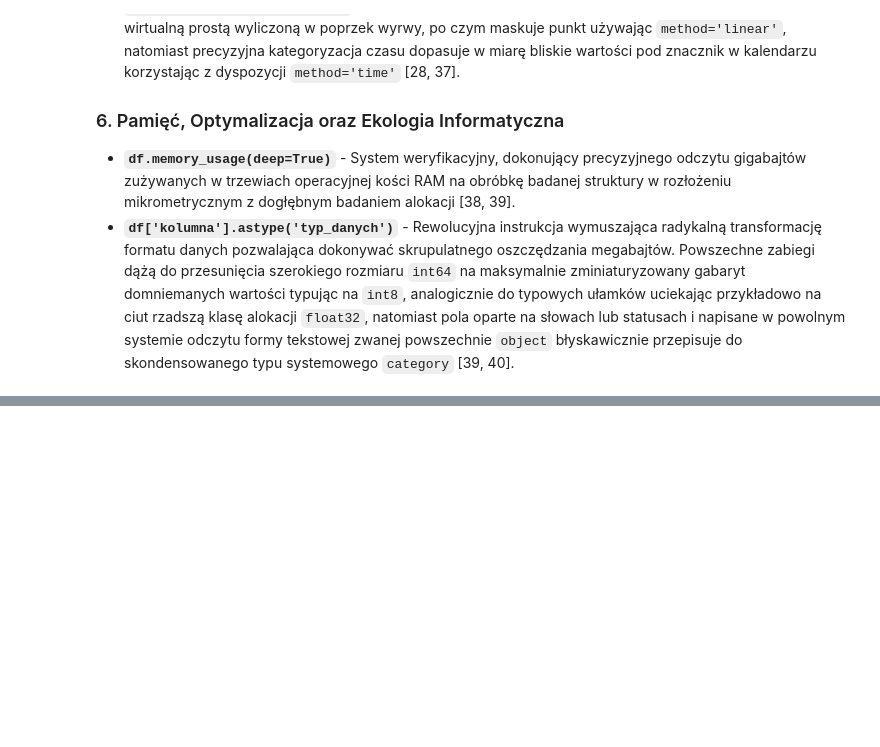
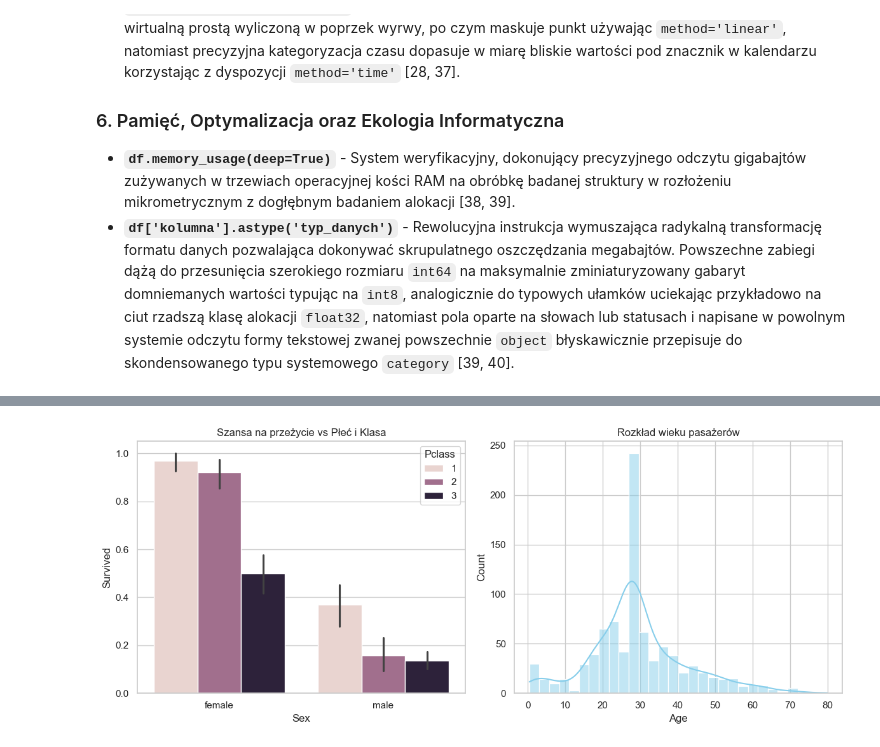
Before and after one commit to EwelinaNiewczas00/end-to-end-data-science, a Jupyter notebook: Prace_Domowe/Ćwiczenia_11.ipynb, the cells around one changed output, grey strips where cells are left out. Saved outputs shown, nothing was run; the diff lists cells and outputs as text; code cells hidden in the pictures; blank space fills up the shorter version.

```diff
--- a/Prace_Domowe/Ćwiczenia_11.ipynb
+++ b/Prace_Domowe/Ćwiczenia_11.ipynb
@@ -68,0 +646,84 @@ dfsd
+# %%
+import pandas as pd
+import numpy as np
+import matplotlib.pyplot as plt
+import seaborn as sns
+
+# --- KONFIGURACJA WYKRESÓW ---
+sns.set_theme(style="whitegrid")
+
+# --- KROK 1: WCZYTANIE DANYCH ---
+url = 'https://raw.githubusercontent.com/datasciencedojo/datasets/master/titanic.csv'
+titanic = pd.read_csv(url)
+
+print("=" * 50)
+print("KROK 1: PIERWSZE SPOJRZENIE NA DANE")
+print("=" * 50)
+print(titanic.head())
+print(f"\nKształt: {titanic.shape}")
+
+# --- KROK 2: ANALIZA BRAKUJĄCYCH DANYCH ---
+print("\n" + "=" * 50)
+print("KROK 2: ANALIZA BRAKUJĄCYCH DANYCH")
+print("=" * 50)
+missing = titanic.isnull().sum()
+print(missing[missing > 0])
+
+# --- KROK 3: CZYSZCZENIE DANYCH (Poprawione) ---
+print("\n" + "=" * 50)
+print("KROK 3: CZYSZCZENIE DANYCH")
+print("=" * 50)
+
+# Kopia do czyszczenia
+titanic_clean = titanic.copy()
+
+# 1. Usunięcie kolumny 'Cabin'
+titanic_clean.drop('Cabin', axis=1, inplace=True)
+print("✓ Usunięto kolumnę 'Cabin'")
+
+# 2. Wypełnienie 'Age' medianą - BEZ inplace=True (nowy standard)
+age_median = titanic_clean['Age'].median()
+titanic_clean['Age'] = titanic_clean['Age'].fillna(age_median)
+print(f"✓ Wypełniono 'Age' medianą: {age_median}")
+
+# 3. Wypełnienie 'Embarked' dominantą - BEZ inplace=True
+embarked_mode = titanic_clean['Embarked'].mode()[0]
+titanic_clean['Embarked'] = titanic_clean['Embarked'].fillna(embarked_mode)
+print(f"✓ Wypełniono 'Embarked' dominantą: '{embarked_mode}'")
+
+# 4. Optymalizacja typów
+titanic_clean['Pclass'] = titanic_clean['Pclass'].astype('int8')
+titanic_clean['Survived'] = titanic_clean['Survived'].astype('int8')
+titanic_clean['Sex'] = titanic_clean['Sex'].astype('category')
+titanic_clean['Embarked'] = titanic_clean['Embarked'].astype('category')
+print("✓ Zoptymalizowano typy danych")
+
+# --- KROK 4: STATYSTYKI ---
+print("\n" + "=" * 50)
+print("KROK 4: PODSTAWOWE STATYSTYKI")
+print("=" * 50)
+print(titanic_clean[['Age', 'Fare']].describe())
+
+# --- KROK 5: WIZUALIZACJA (Seaborn) ---
+print("\n" + "=" * 50)
+print("KROK 5: GENEROWANIE WYKRESÓW...")
+print("=" * 50)
+
+# Tworzymy figurę z dwoma wykresami obok siebie
+plt.figure(figsize=(12, 5))
+
+# Wykres 1: Przeżywalność w zależności od płci i klasy
+plt.subplot(1, 2, 1)
+sns.barplot(data=titanic_clean, x="Sex", y="Survived", hue="Pclass")
+plt.title("Szansa na przeżycie vs Płeć i Klasa")
+
+# Wykres 2: Rozkład wieku pasażerów
+plt.subplot(1, 2, 2)
+sns.histplot(data=titanic_clean, x="Age", kde=True, color="skyblue")
+plt.title("Rozkład wieku pasażerów")
+
+plt.tight_layout()
+plt.show()
+
+print("\nGotowe! Wykresy powinny pojawić się w nowym oknie.")
+# %% [output]
@@ -68,0 +747 @@ dfsd
+[figure, added]
```
Also changed, not shown: parts of 19 cells of this notebook, 4 other files.
